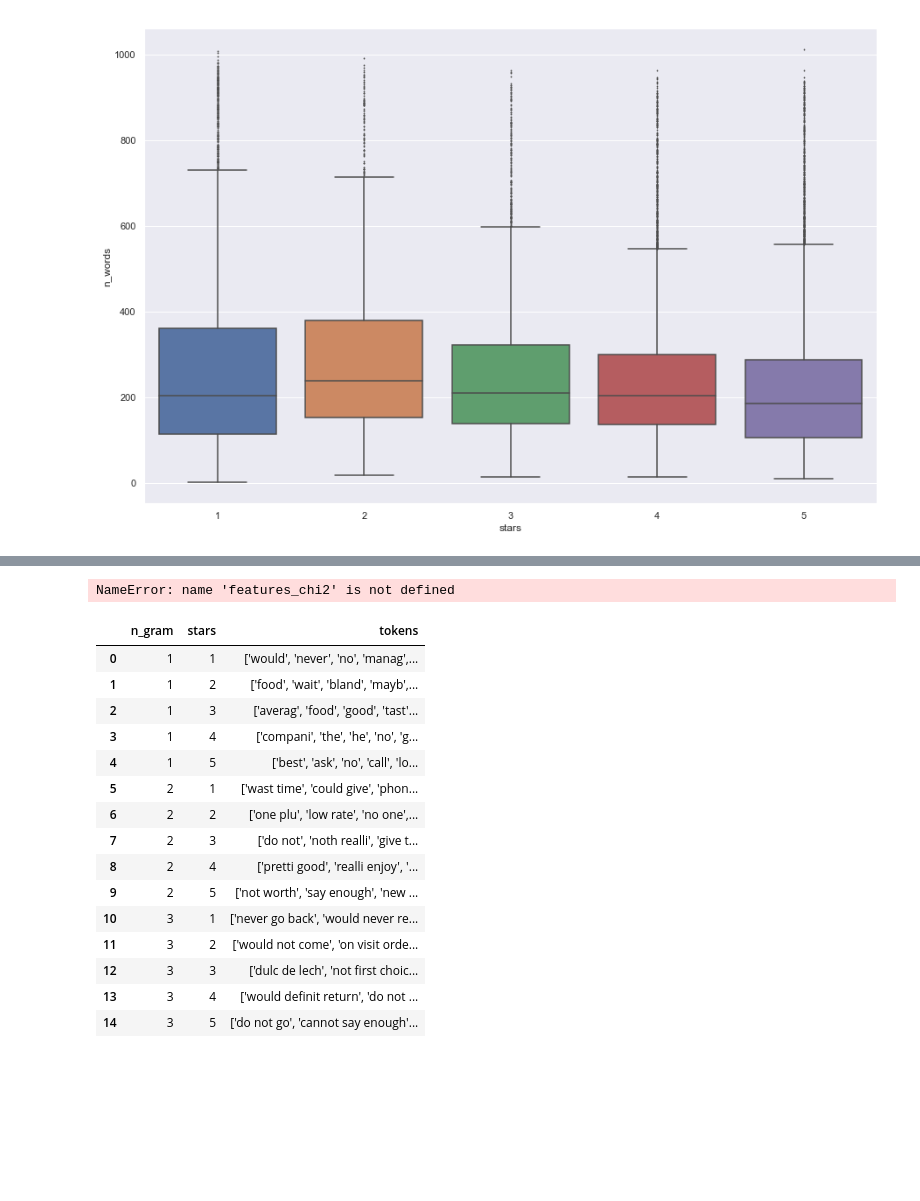
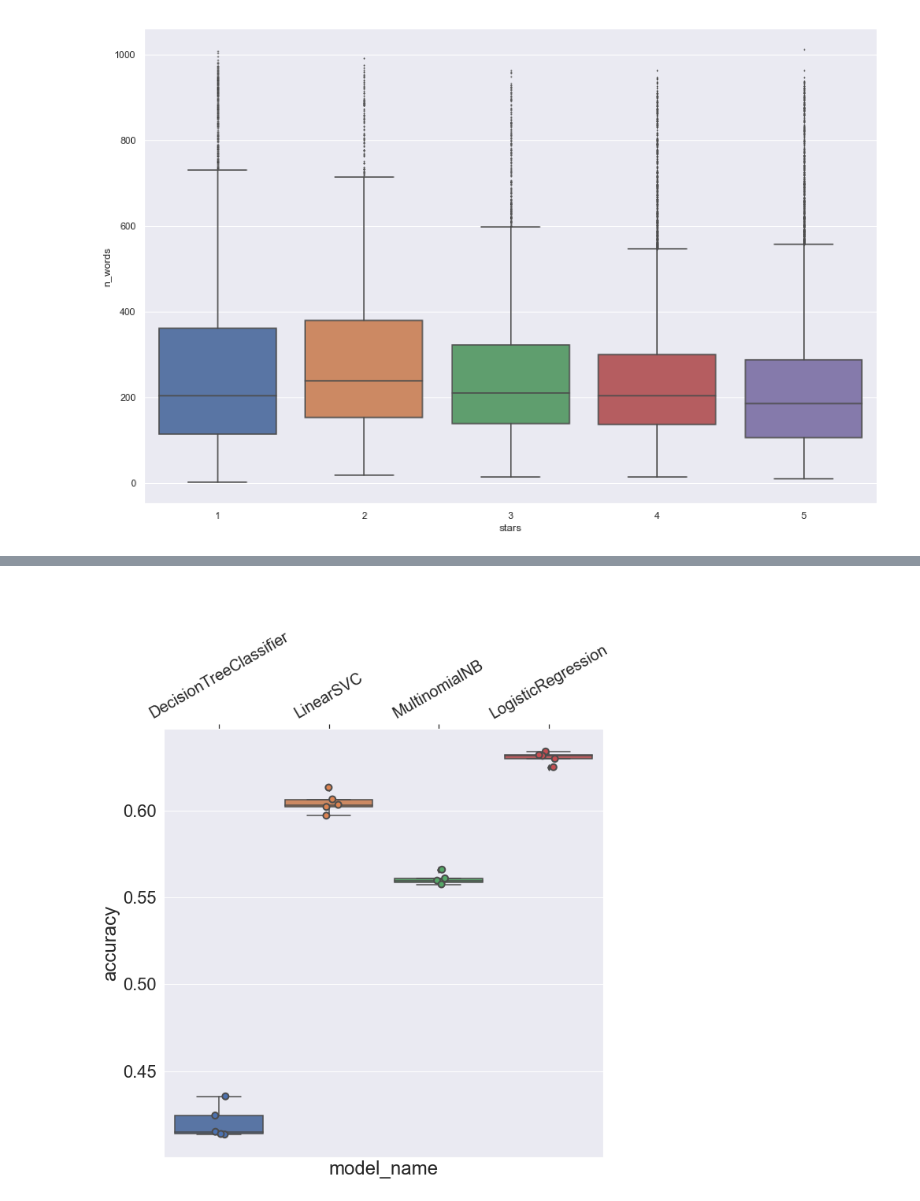
Before and after one commit to kylegilde/D620-Web-Analytics, a Jupyter notebook: Final Project/multi-class-text-classification.ipynb, the cells around one changed output, grey strips where cells are left out. Drawn from its saved outputs; the diff is of its cells as text; code cells hidden in the pictures; blank space fills up the shorter version.

```diff
--- a/Final Project/multi-class-text-classification.ipynb
+++ b/Final Project/multi-class-text-classification.ipynb
@@ -181,23 +207,0 @@ plot_most_correlated_tokens(unigram_dtm, tfidf_unigrams)
-# %%
-features_chi2[0]
-# %% [output]
-NameError: name 'features_chi2' is not defined
-# %%
-correlated_n_grams
-# %% [output]
-|  | n_gram | stars | tokens |
-| 0 | 1 | 1 | ['would', 'never', 'no', 'manag',... |
-| 1 | 1 | 2 | ['food', 'wait', 'bland', 'mayb',... |
-| 2 | 1 | 3 | ['averag', 'food', 'good', 'tast'... |
-| 3 | 1 | 4 | ['compani', 'the', 'he', 'no', 'g... |
-| 4 | 1 | 5 | ['best', 'ask', 'no', 'call', 'lo... |
-| 5 | 2 | 1 | ['wast time', 'could give', 'phon... |
-| 6 | 2 | 2 | ['one plu', 'low rate', 'no one',... |
-| 7 | 2 | 3 | ['do not', 'noth realli', 'give t... |
-| 8 | 2 | 4 | ['pretti good', 'realli enjoy', '... |
-| 9 | 2 | 5 | ['not worth', 'say enough', 'new ... |
-| 10 | 3 | 1 | ['never go back', 'would never re... |
-| 11 | 3 | 2 | ['would not come', 'on visit orde... |
-| 12 | 3 | 3 | ['dulc de lech', 'not first choic... |
-| 13 | 3 | 4 | ['would definit return', 'do not ... |
-| 14 | 3 | 5 | ['do not go', 'cannot say enough'... |
@@ -203,0 +213,47 @@ correlated_n_grams
+# %%
+from sklearn.linear_model import LogisticRegression
+# from sklearn.ensemble import RandomForestClassifier
+from sklearn.svm import LinearSVC
+from sklearn.naive_bayes import MultinomialNB
+from sklearn.model_selection import cross_val_score
+from sklearn.tree import DecisionTreeClassifier
+
+models = [
+    # RandomForestClassifier(n_estimators=200, max_depth=3, random_state=0),
+    DecisionTreeClassifier(),
+    LinearSVC(),
+    MultinomialNB(),
+    LogisticRegression(random_state=0),
+]
+
+CV = 5
+
+def perform_cross_val(models, X_train, y_train, cv=CV):
+    cv_df = pd.DataFrame(index=range(cv * len(models)))
+    entries = []
+    for model in models:
+      model_name = model.__class__.__name__
+      accuracies = cross_val_score(model, X_train, y_train, scoring='accuracy', cv=cv)
+      for fold_idx, accuracy in enumerate(accuracies):
+        entries.append((model_name, fold_idx, accuracy))
+
+    return pd.DataFrame(entries, columns=['model_name', 'fold_idx', 'accuracy'])
+
+unigram_cv_results = perform_cross_val(models, unigram_dtm[X_train_indices, ], y_train)
+# %% [markdown]
+###
+# %%
+def plot_cv_results(cv_df):
+    """"""
+    plt.figure(figsize=[10, 10])
+    sns.boxplot(x='model_name', y='accuracy', data=cv_df)
+    f = sns.stripplot(x='model_name', y='accuracy', data=cv_df,
+                  size=8, jitter=True, edgecolor="gray", linewidth=2)
+    f.xaxis.tick_top() # x labels on top
+    plt.setp(f.get_xticklabels(), rotation=30, fontsize=20) # rotate and increase x labels
+
+    plt.show()
+
+plot_cv_results(unigram_cv_results)
+# %% [output]
+[figure, added]
```
Also changed, not shown: parts of 15 cells of this notebook.
